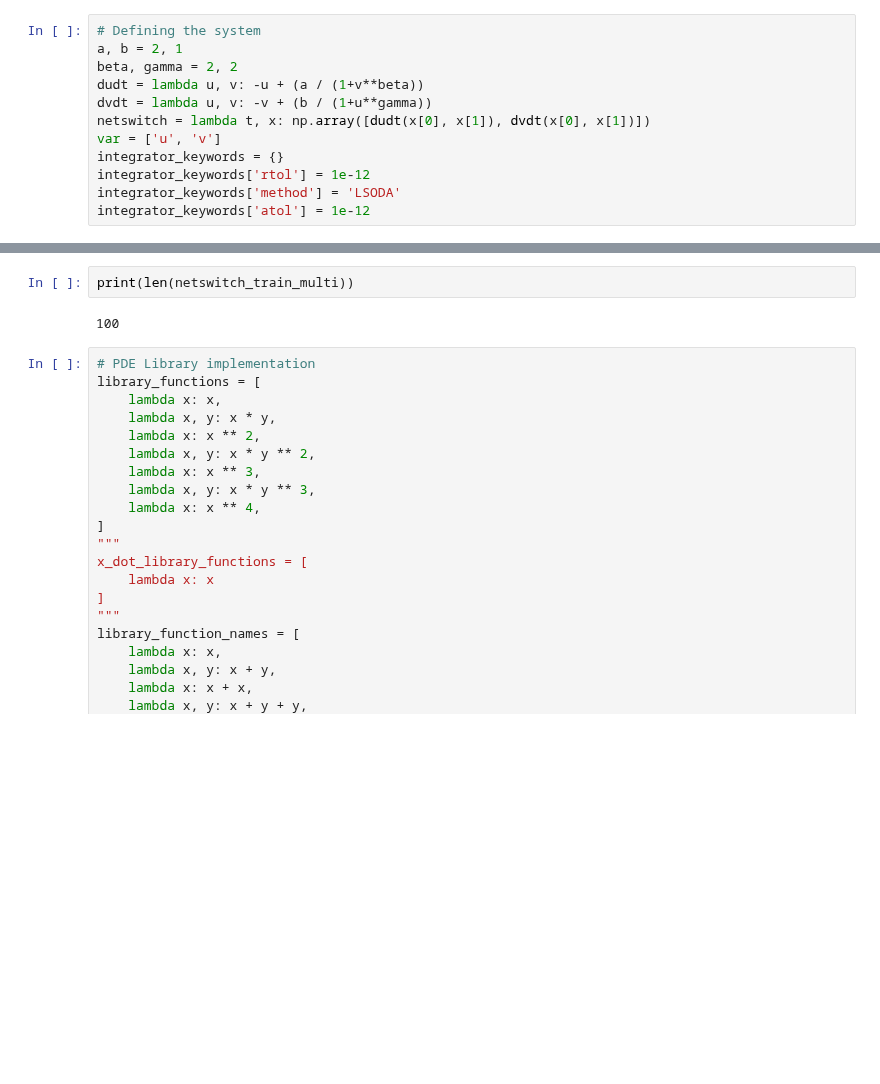
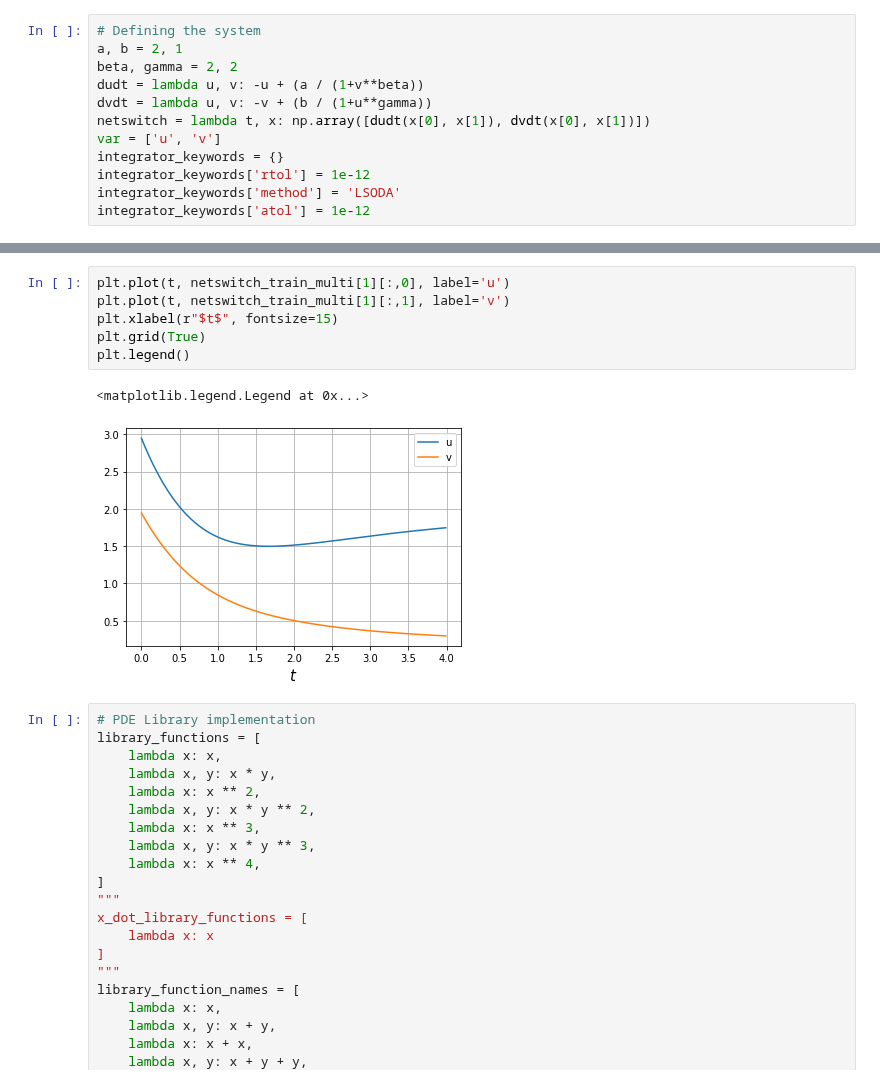
Before and after one commit to ainsleylaiuw/ISB-Hadlock-Lai, a Jupyter notebook: Ex_System.ipynb, the cells around one changed output, grey strips where cells are left out. Drawn from its saved outputs; the diff is of its cells as text; blank space fills up the shorter version.

```diff
--- a/Ex_System.ipynb
+++ b/Ex_System.ipynb
@@ -630,7 +660,12 @@ len(netswitch_train_multi)
 # %%
-print(len(netswitch_train_multi))
+plt.plot(t, netswitch_train_multi[1][:,0], label='u')
+plt.plot(t, netswitch_train_multi[1][:,1], label='v')
+plt.xlabel(r"$t$", fontsize=15)
+plt.grid(True)
+plt.legend()
 # %% [output]
-100
+<matplotlib.legend.Legend at 0x...>
+[figure, added]
 # %%
 # PDE Library implementation
 library_functions = [
```
Also changed, not shown: parts of 10 cells of this notebook.
